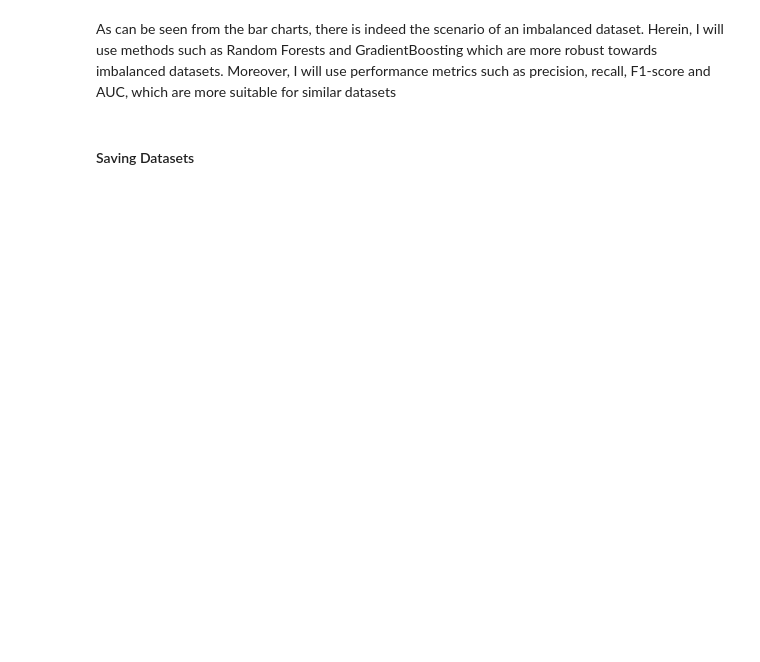
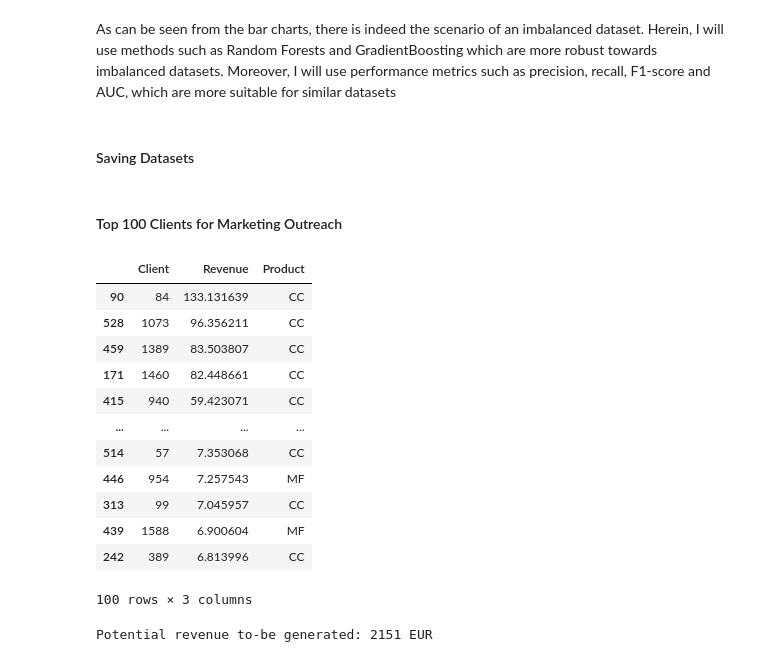
Before and after one commit to JonathanRabbi/DataSciencecase_Bank_Marketing, a Jupyter notebook: Training_Dataset.ipynb, the cells around one changed output. Drawn from its saved outputs; the diff is of its cells as text; code cells hidden in the pictures; blank space fills up the shorter version.

```diff
--- a/Training_Dataset.ipynb
+++ b/Training_Dataset.ipynb
@@ -311,3 +319,42 @@ with open(file_path3, 'wb') as f3:
 
 with open(file_path4, 'wb') as f4:
     pickle.dump(df_40, f4)
+# %% [markdown]
+#### Top 100 Clients for Marketing Outreach
+# %%
+with open('Pickle_Files/Revenue_MF.pkl', 'rb') as f5:
+     mutual_fund= pickle.load(f5)
+with open('Pickle_Files/Revenue_CC.pkl', 'rb') as f6:
+     credit_card= pickle.load(f6)
+with open('Pickle_Files/Revenue_MF.pkl', 'rb') as f7:
+     consumer_loan= pickle.load(f7)
+# %%
+# Extract top 100 clients and their respective product
+marketing_clients = pd.concat([mutual_fund, credit_card, consumer_loan])
+
+marketing_clients.sort_values(by=['Revenue'], ascending=False,inplace=True)
+
+marketing_clients.drop_duplicates(subset='Client', keep='first',inplace=True)
+
+top_100_revenues = marketing_clients.head(100)
+top_100_revenues
+# %% [output]
+|  | Client | Revenue | Product |
+| 90 | 84 | 133.131639 | CC |
+| 528 | 1073 | 96.356211 | CC |
+| 459 | 1389 | 83.503807 | CC |
+| 171 | 1460 | 82.448661 | CC |
+| 415 | 940 | 59.423071 | CC |
+| ... | ... | ... | ... |
+| 514 | 57 | 7.353068 | CC |
+| 446 | 954 | 7.257543 | MF |
+| 313 | 99 | 7.045957 | CC |
+| 439 | 1588 | 6.900604 | MF |
+| 242 | 389 | 6.813996 | CC |
+100 rows × 3 columns
+# %%
+# Potential Revenue Generated
+
+print(f'Potential revenue to-be generated: { int(top_100_revenues["Revenue"].sum())} EUR')
+# %% [output]
+Potential revenue to-be generated: 2151 EUR
```
Also changed, not shown: parts of 8 cells of this notebook, 4 other files.
